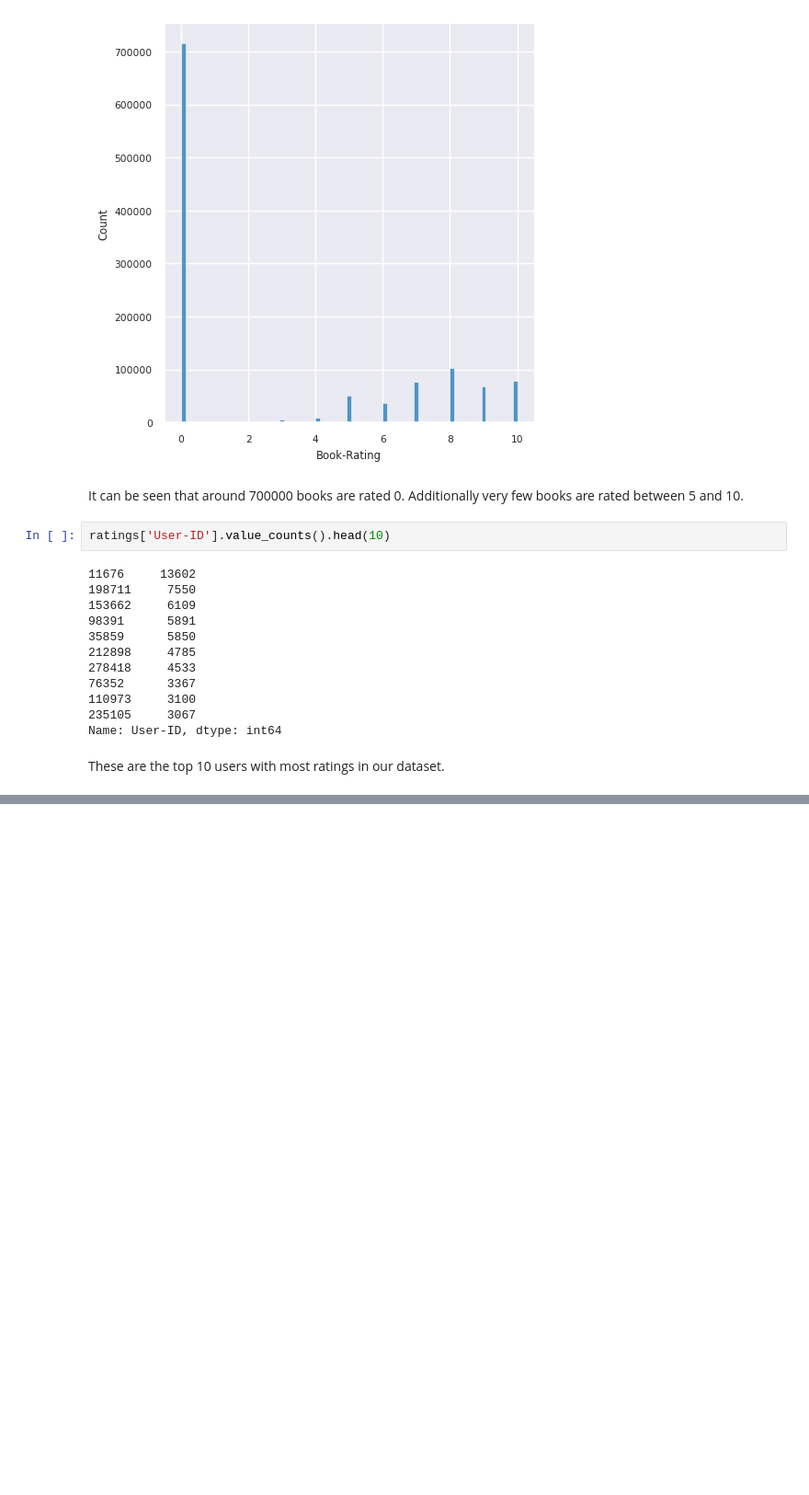
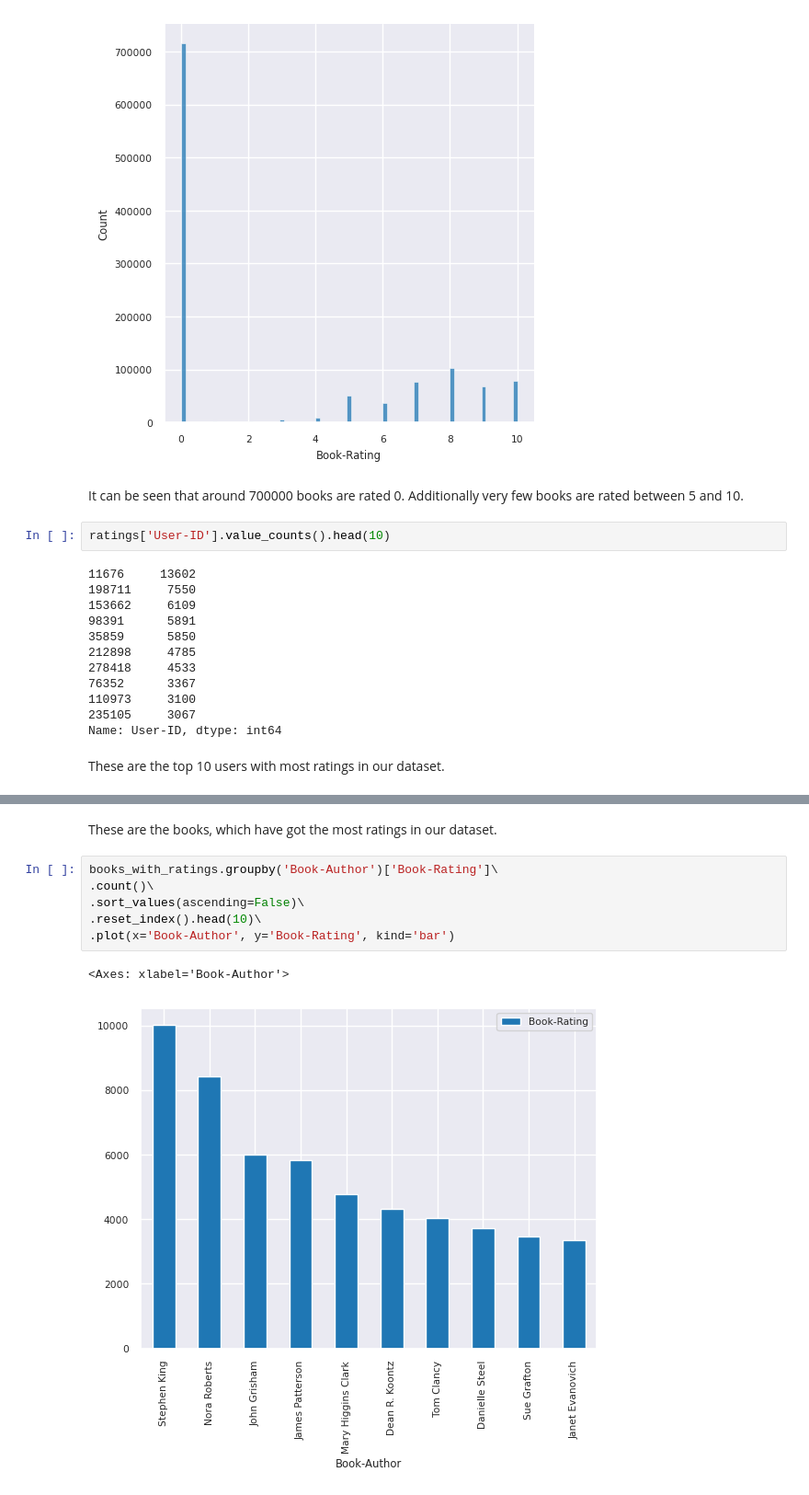
Before and after one commit to M-Awwab-Khan/collaborative-filtering-based-book-recommender-application, a Jupyter notebook: collaborative_filtering_book_recommender.ipynb, the cells around one changed output, grey strips where cells are left out. Shown at 92% size. Cells and saved outputs as stored; diff of their text form; blank space fills up the shorter version.

```diff
--- a/collaborative_filtering_book_recommender.ipynb
+++ b/collaborative_filtering_book_recommender.ipynb
@@ -228,0 +275,11 @@ These are the top 10 users with most ratings in our dataset.
+# %% [markdown]
+These are the books, which have got the most ratings in our dataset.
+# %%
+books_with_ratings.groupby('Book-Author')['Book-Rating']\
+.count()\
+.sort_values(ascending=False)\
+.reset_index().head(10)\
+.plot(x='Book-Author', y='Book-Rating', kind='bar')
+# %% [output]
+<Axes: xlabel='Book-Author'>
+[figure, added]
```
Also changed, not shown: parts of 29 cells of this notebook.
